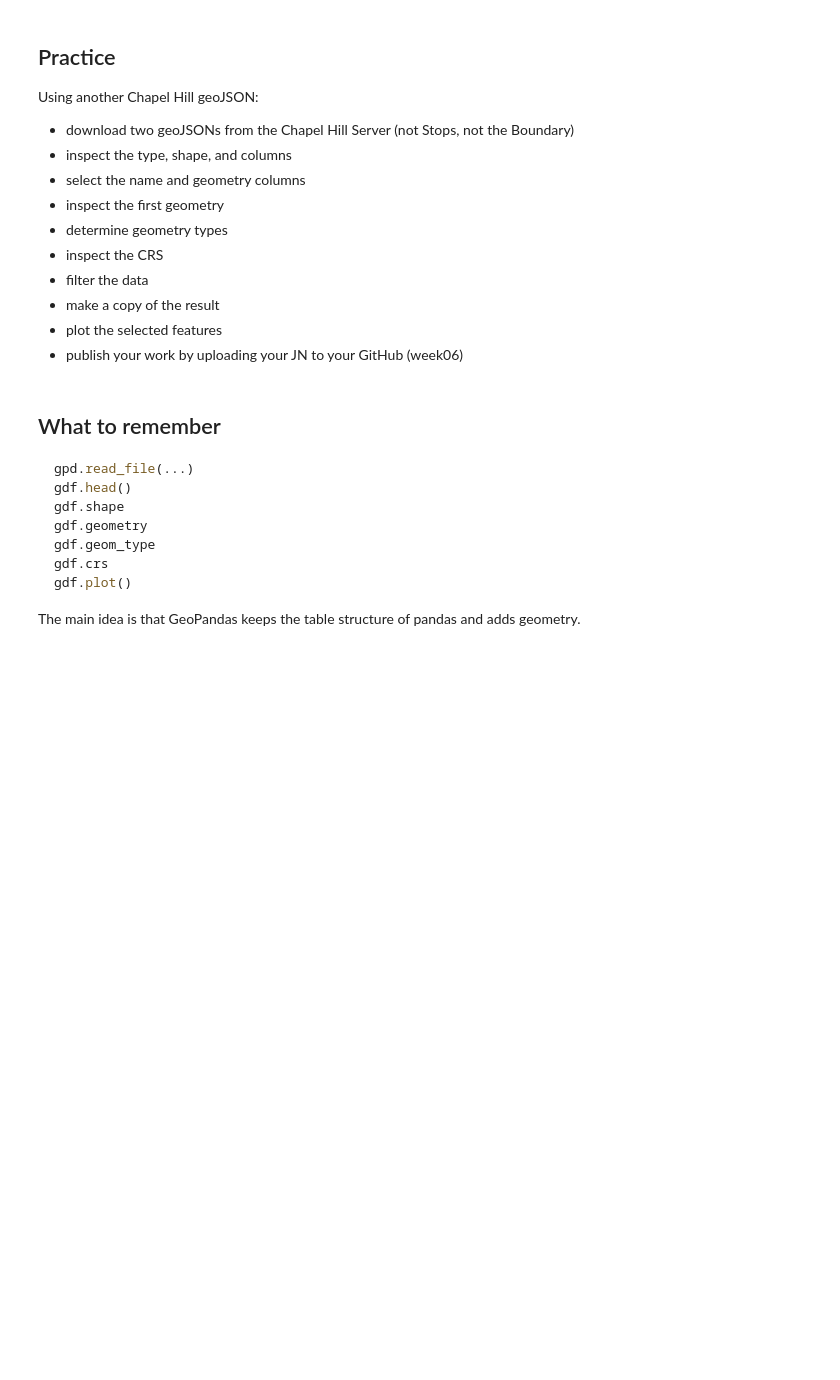
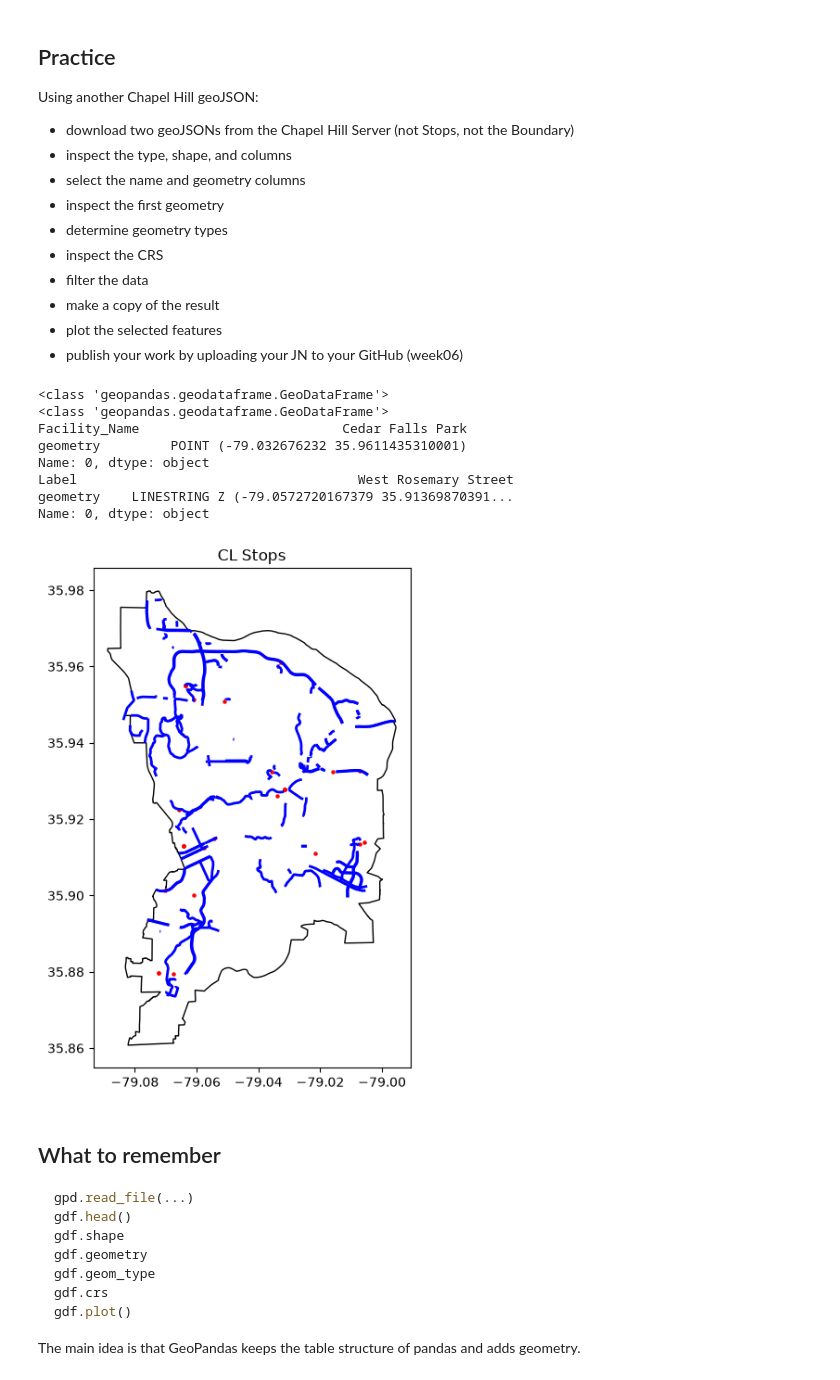
Before and after one commit to MarenKloempken/geog592-marenk, a Jupyter notebook: schedule/week06/Geopandas1/GEOG592_GeoPandas_Module1_GeoDataFrames_and_Geometry_ready.ipynb, the cells around one changed output. Saved outputs shown, nothing was run; the diff lists cells and outputs as text; code cells hidden in the pictures; blank space fills up the shorter version.

```diff
--- a/schedule/week06/Geopandas1/GEOG592_GeoPandas_Module1_GeoDataFrames_and_Geometry_ready.ipynb
+++ b/schedule/week06/Geopandas1/GEOG592_GeoPandas_Module1_GeoDataFrames_and_Geometry_ready.ipynb
@@ -116,5 +172,5 @@ stops.geom_type
 # %%
-urban_area = gpd.read_file("urban_area.geojson")
+urban_area = gpd.read_file("data/urban_area.geojson")
 ## from https://gis-portal.townofchapelhill.org/server/rest/services/OpenData/UrbanServiceBoundary/FeatureServer/0/query?where=1%3D1&outFields=*&returnGeometry=true&outSR=4326&f=geojson
 print(urban_area.geom_type)
 print(urban_area.crs)
@@ -168,6 +273,50 @@ Using another Chapel Hill geoJSON:
 - make a copy of the result
 - plot the selected features
 - publish your work by uploading your JN to your GitHub (week06)
+# %%
+parks = gpd.read_file("practice_data/Parks_and_Recreation_Facilities.geojson")
+trails = gpd.read_file("practice_data/Walking_and_Biking_Trails.geojson")
+
+parks.shape
+trails.shape
+
+parks.head
+parks_cleaned = parks[["Facility_Name", "geometry"]]
+parks_cleaned.head
+
+trails.head
+trails_cleaned = trails[["Label", "geometry"]]
+trails_cleaned.head
+
+parks_cleaned.crs
+trails_cleaned.crs
+
+print(type(parks_cleaned[["Facility_Name", "geometry"]]))
+print(type(trails_cleaned[["Label", "geometry"]]))
+
+print(parks_cleaned.iloc[0])
+print(trails_cleaned.iloc[0])
+
+clean_parks = parks_cleaned[parks_cleaned.geometry.notna()].copy()
+clean_trails = trails_cleaned[trails_cleaned.geometry.notna()].copy()
+
+
+fig, ax = plt.subplots(figsize=(7,7))
+urban_area.plot(ax=ax, edgecolor="black", facecolor="none")
+clean_trails.plot(ax=ax, color="blue", linewidth=2)
+clean_parks.plot(ax=ax, color="red", markersize=5)
+ax.set_title("CL Stops")
+plt.show()
+# %% [output]
+<class 'geopandas.geodataframe.GeoDataFrame'>
+<class 'geopandas.geodataframe.GeoDataFrame'>
+Facility_Name                          Cedar Falls Park
+geometry         POINT (-79.032676232 35.9611435310001)
+Name: 0, dtype: object
+Label                                    West Rosemary Street
+geometry    LINESTRING Z (-79.0572720167379 35.91369870391...
+Name: 0, dtype: object
+[figure, added]
 # %% [markdown]
 ## What to remember
 
```
Also changed, not shown: parts of 15 cells of this notebook, 2 other files.
